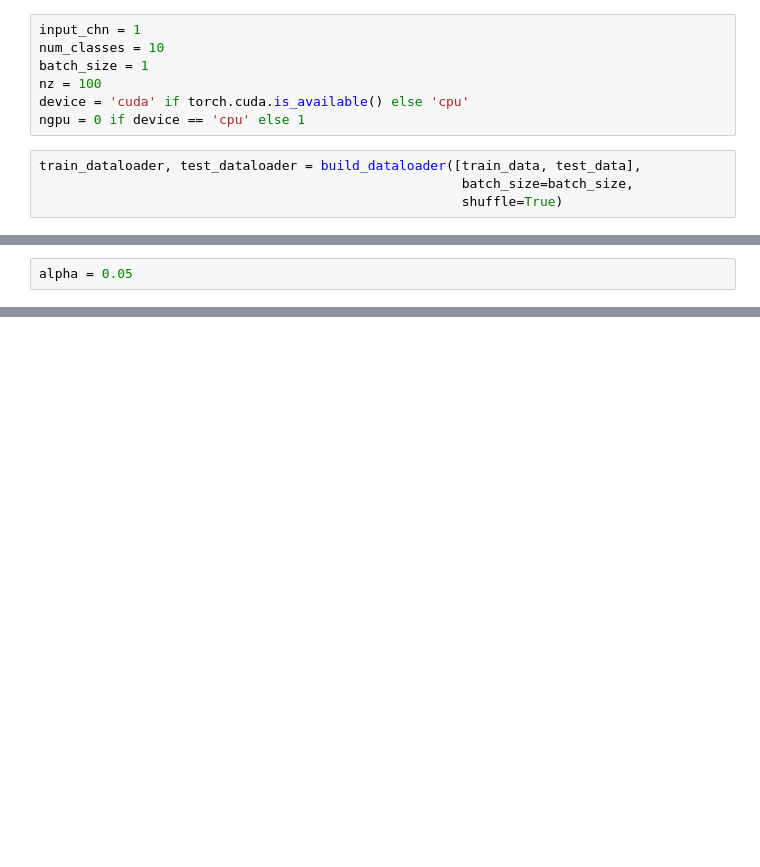
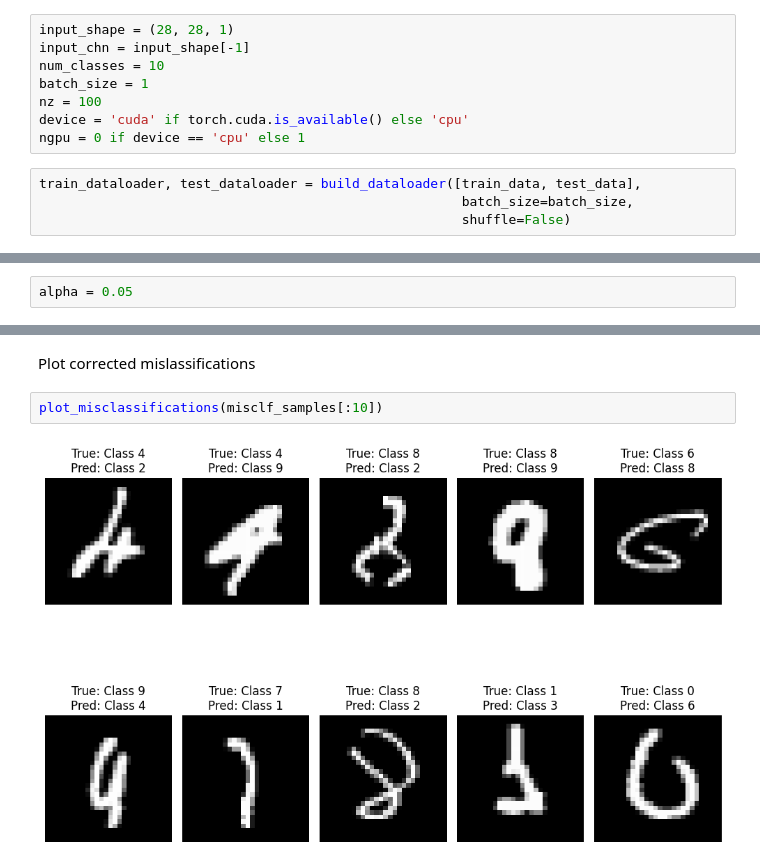
Before and after one commit to kSahatova/Recourse-Benchmark, a Jupyter notebook: experiments/images/run_piece.ipynb, the cells around one changed output, grey strips where cells are left out. Cells and saved outputs as stored; diff of their text form; blank space fills up the shorter version.

```diff
--- a/experiments/images/run_piece.ipynb
+++ b/experiments/images/run_piece.ipynb
@@ -41,5 +72,6 @@ Shape of the test set:  torch.Size([10000, 28, 28])
 # %%
-input_chn = 1
+input_shape = (28, 28, 1)
+input_chn = input_shape[-1]
 num_classes = 10
 batch_size = 1
 nz = 100
@@ -48,7 +80,7 @@ ngpu = 0 if device == 'cpu' else 1
 # %%
 train_dataloader, test_dataloader = build_dataloader([train_data, test_data],
                                                       batch_size=batch_size,
-                                                      shuffle=True)
+                                                      shuffle=False)
 # %% [markdown]
 # Load pre-trained CNN and Generator
 # %%
@@ -249,0 +331,6 @@ Prediction of the CNN classifier: 7
+# %% [markdown]
+Plot corrected mislassifications
+# %%
+plot_misclassifications(misclf_samples[:10])
+# %% [output]
+[figure, added]
```
Also changed, not shown: parts of 37 cells of this notebook, 25 other files.
